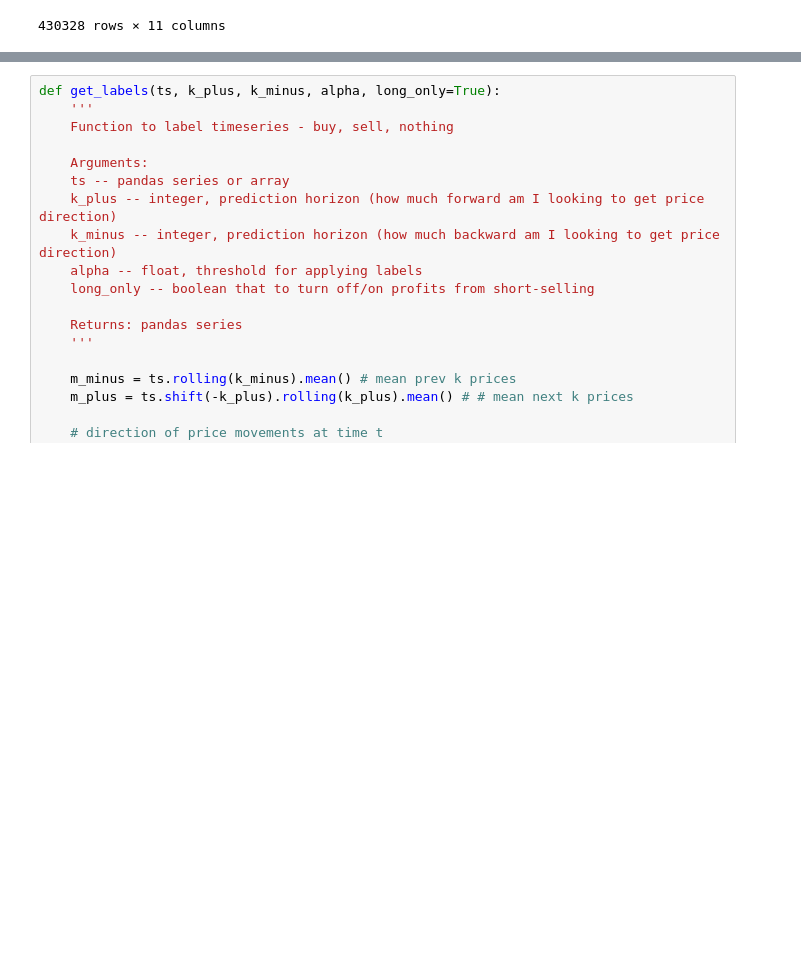
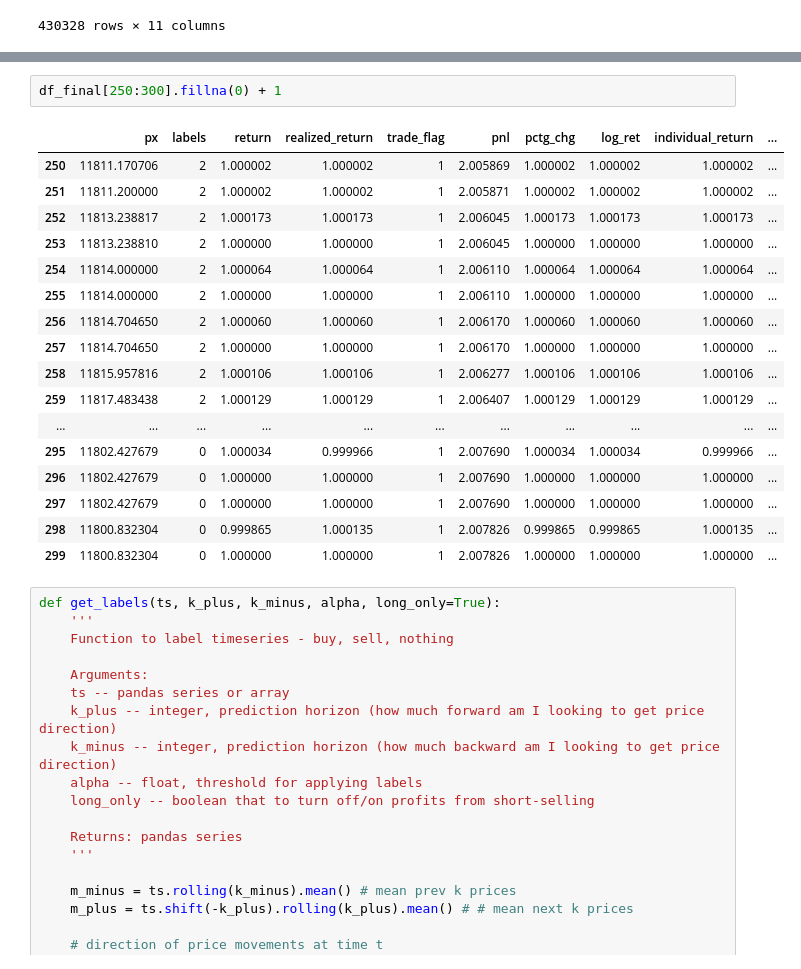
Before and after one commit to ociredef92/RL_Trader, a Jupyter notebook: Backtesting.ipynb, the cells around one changed output, grey strips where cells are left out. Drawn from its saved outputs; the diff is of its cells as text; blank space fills up the shorter version.

```diff
--- a/Backtesting.ipynb
+++ b/Backtesting.ipynb
@@ -440,3 +511,23 @@ pd.merge(df, positive_trades, left_on='trade_grouper', right_index=True, how='ou
+# %%
+df_final[250:300].fillna(0) + 1
+# %% [output]
+|  | px | labels | return | realized_return | trade_flag | pnl | pctg_chg | log_ret | individual_return | ... |
+| 250 | 11811.170706 | 2 | 1.000002 | 1.000002 | 1 | 2.005869 | 1.000002 | 1.000002 | 1.000002 | ... |
+| 251 | 11811.200000 | 2 | 1.000002 | 1.000002 | 1 | 2.005871 | 1.000002 | 1.000002 | 1.000002 | ... |
+| 252 | 11813.238817 | 2 | 1.000173 | 1.000173 | 1 | 2.006045 | 1.000173 | 1.000173 | 1.000173 | ... |
+| 253 | 11813.238810 | 2 | 1.000000 | 1.000000 | 1 | 2.006045 | 1.000000 | 1.000000 | 1.000000 | ... |
+| 254 | 11814.000000 | 2 | 1.000064 | 1.000064 | 1 | 2.006110 | 1.000064 | 1.000064 | 1.000064 | ... |
+| 255 | 11814.000000 | 2 | 1.000000 | 1.000000 | 1 | 2.006110 | 1.000000 | 1.000000 | 1.000000 | ... |
+| 256 | 11814.704650 | 2 | 1.000060 | 1.000060 | 1 | 2.006170 | 1.000060 | 1.000060 | 1.000060 | ... |
+| 257 | 11814.704650 | 2 | 1.000000 | 1.000000 | 1 | 2.006170 | 1.000000 | 1.000000 | 1.000000 | ... |
+| 258 | 11815.957816 | 2 | 1.000106 | 1.000106 | 1 | 2.006277 | 1.000106 | 1.000106 | 1.000106 | ... |
+| 259 | 11817.483438 | 2 | 1.000129 | 1.000129 | 1 | 2.006407 | 1.000129 | 1.000129 | 1.000129 | ... |
+| ... | ... | ... | ... | ... | ... | ... | ... | ... | ... | ... |
+| 295 | 11802.427679 | 0 | 1.000034 | 0.999966 | 1 | 2.007690 | 1.000034 | 1.000034 | 0.999966 | ... |
+| 296 | 11802.427679 | 0 | 1.000000 | 1.000000 | 1 | 2.007690 | 1.000000 | 1.000000 | 1.000000 | ... |
+| 297 | 11802.427679 | 0 | 1.000000 | 1.000000 | 1 | 2.007690 | 1.000000 | 1.000000 | 1.000000 | ... |
+| 298 | 11800.832304 | 0 | 0.999865 | 1.000135 | 1 | 2.007826 | 0.999865 | 0.999865 | 1.000135 | ... |
+| 299 | 11800.832304 | 0 | 1.000000 | 1.000000 | 1 | 2.007826 | 1.000000 | 1.000000 | 1.000000 | ... |
 # %%
 def get_labels(ts, k_plus, k_minus, alpha, long_only=True):
     '''
```
Also changed, not shown: parts of 18 cells of this notebook, 1 other file.
